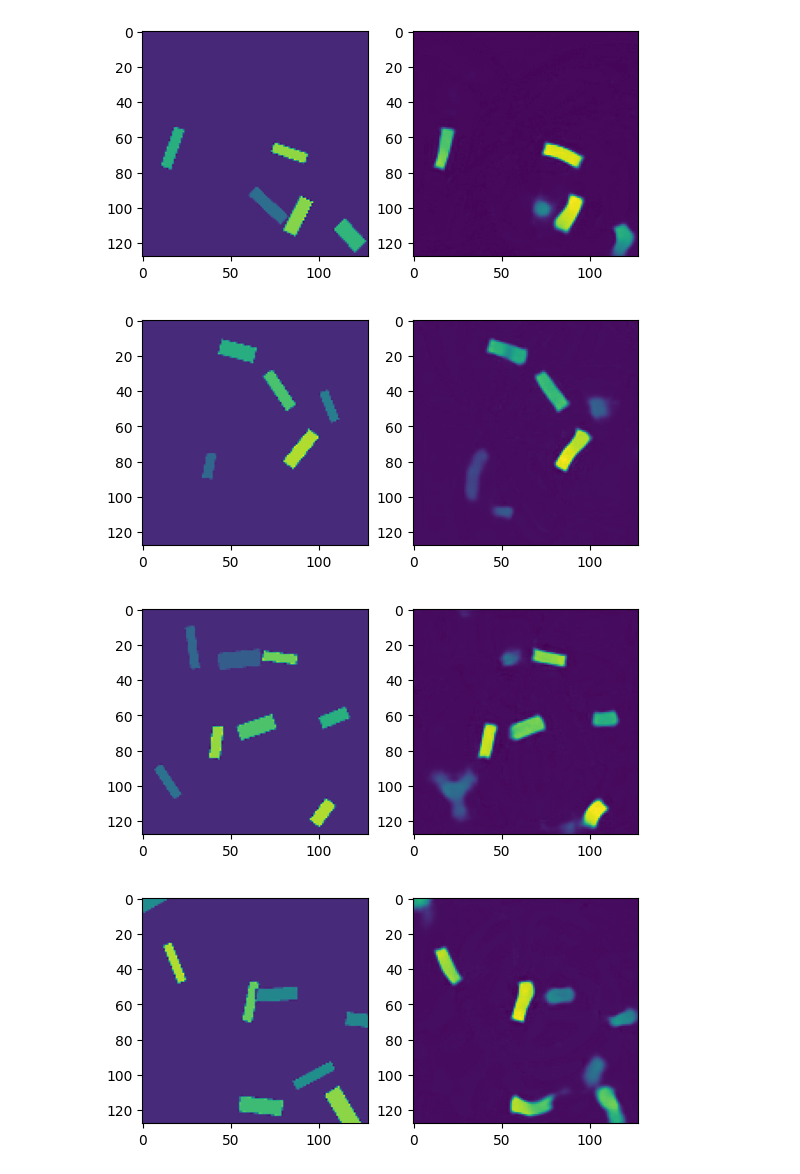
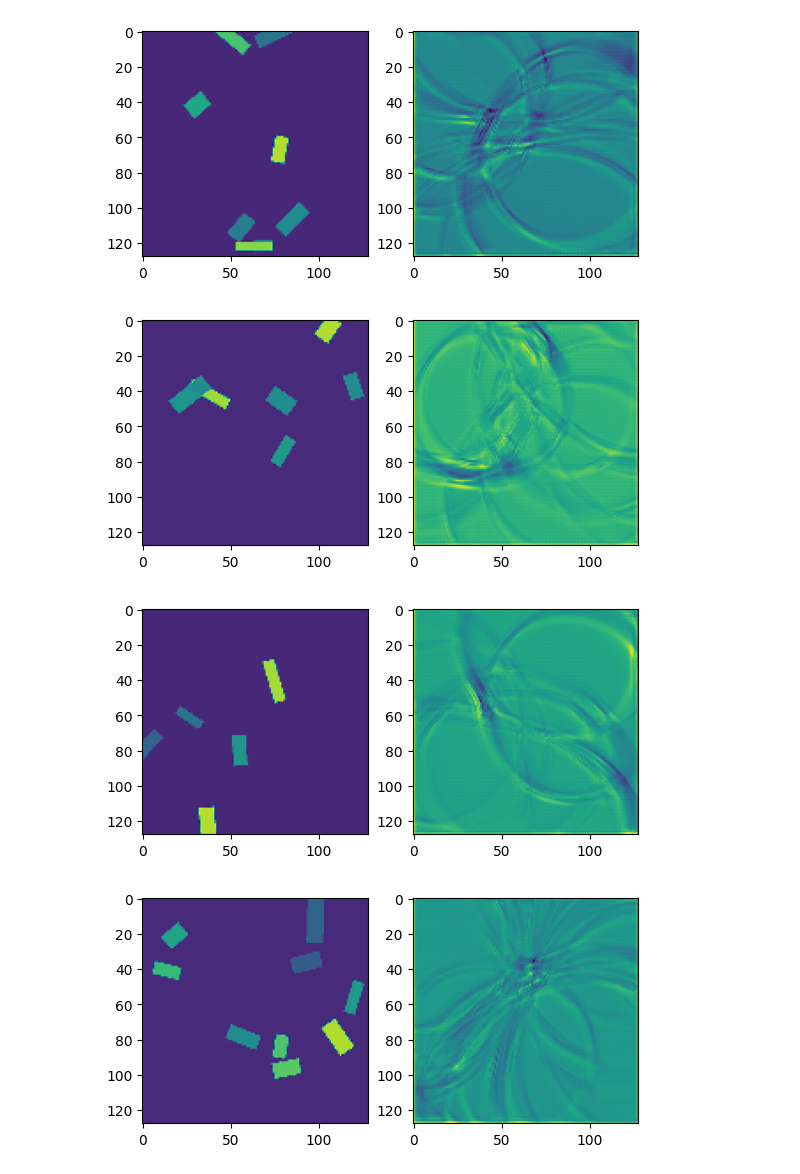
Before and after one commit to wavebench/wavebench, a Jupyter notebook: notebooks/demo-eval-rtc.ipynb, the cells around one changed output. Saved outputs shown, nothing was run; the diff lists cells and outputs as text; code cells hidden in the pictures.

```diff
--- a/notebooks/demo-eval-rtc.ipynb
+++ b/notebooks/demo-eval-rtc.ipynb
@@ -20,0 +25,3 @@ net =  LitModel.load_from_checkpoint(
+# %%
+from wavebench.nn.unet import UNet
+net = UNet(1, 1, 1).cpu().eval()
@@ -35,0 +77,8 @@ axes[1].imshow(b.squeeze().numpy())#'gaussian_lens'
+# %%
+idx = 190
+a, b = loaders['test'].dataset.__getitem__(idx)
+
+fig, axes = plt.subplots(1, 2)
+
+axes[0].imshow(a.squeeze().numpy())
+axes[1].imshow(b.squeeze().numpy())#'gaussian_lens'
@@ -36,8 +88,8 @@ axes[1].imshow(b.squeeze().numpy())#'gaussian_lens'
 # %%
 for idx in range(5):
-  a, b = loaders['test'].dataset.__getitem__(idx)
+  a, b = loaders['train'].dataset.__getitem__(idx)
   with torch.no_grad():
-    out = net(a.unsqueeze(0).cuda()).detach().cpu()
+    out = net(a.unsqueeze(0)).detach().cpu()
 
   fig, axes = plt.subplots(1, 2)
 
@@ -48,4 +100,4 @@ for idx in range(5):
-[figure, old version]
+[figure, new version]
-[figure, old version]
+[figure, new version]
-[figure, old version]
+[figure, new version]
-[figure, old version]
+[figure, new version]
```
Also changed, not shown: parts of 9 cells of this notebook, 24 other files.
